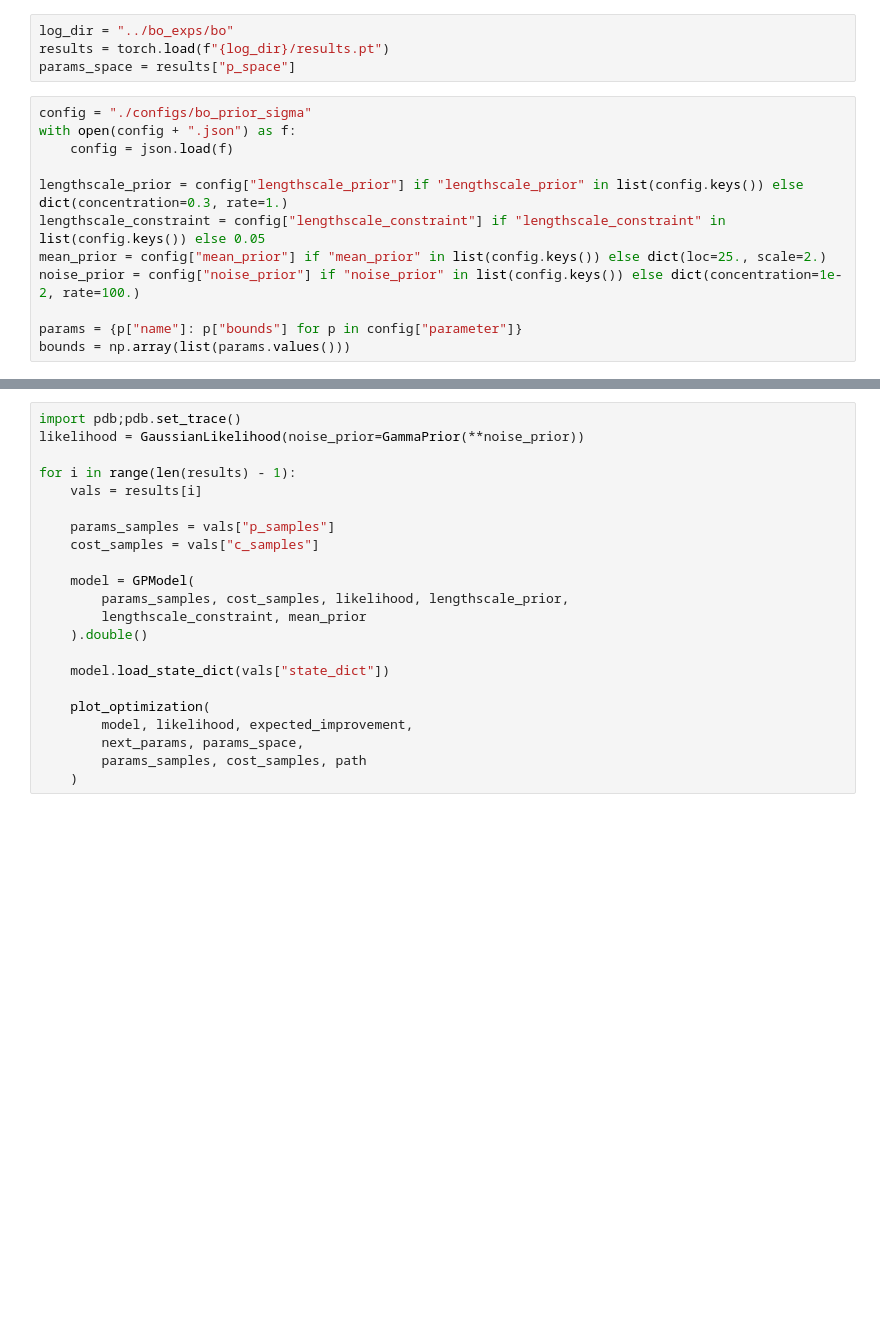
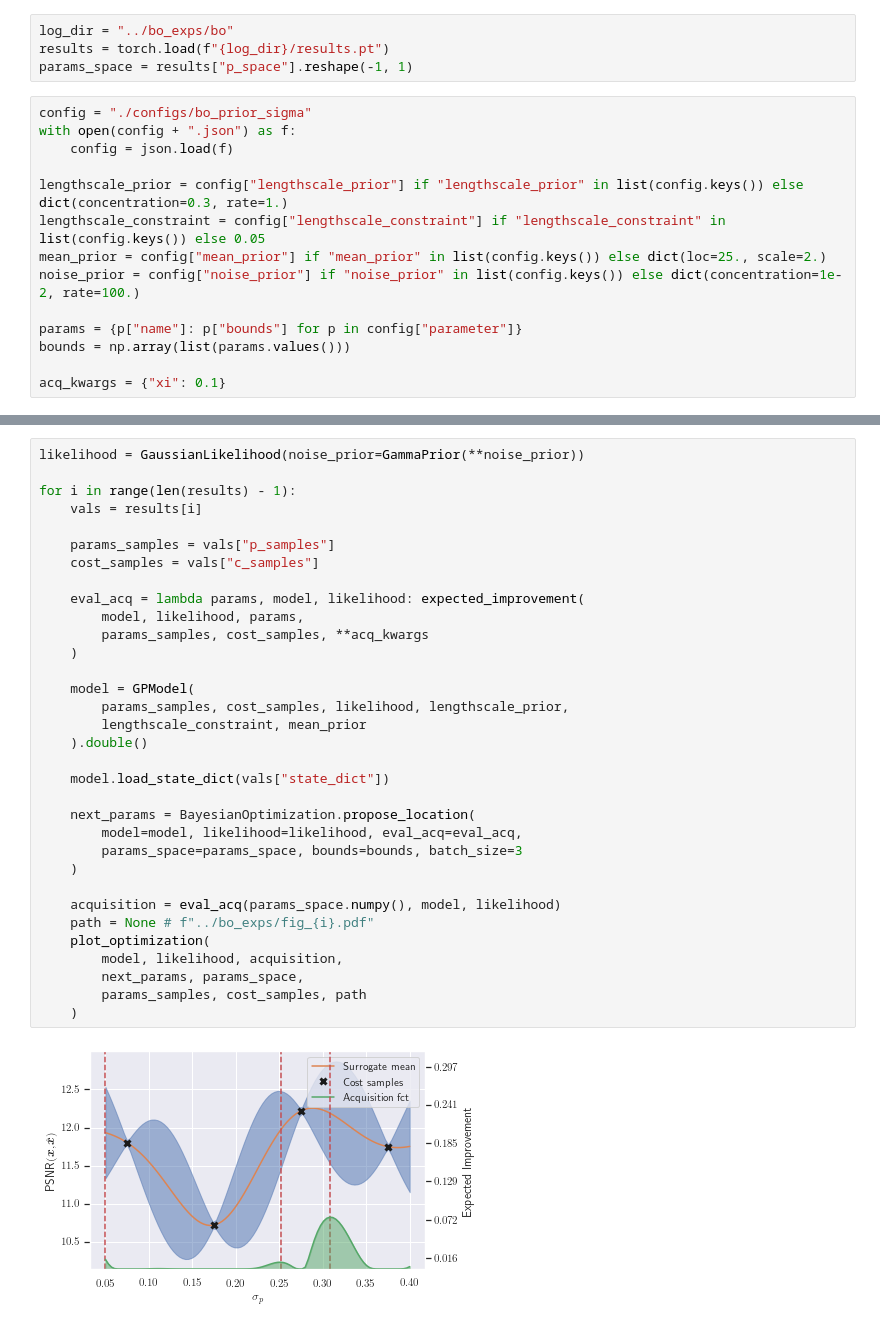
Before and after one commit to maltetoelle/mfvi-dip, a Jupyter notebook: eval_bo.ipynb, the cells around one changed output, grey strips where cells are left out. Drawn from its saved outputs; the diff is of its cells as text; blank space fills up the shorter version.

```diff
--- a/eval_bo.ipynb
+++ b/eval_bo.ipynb
@@ -18,7 +18,7 @@ ImportError: cannot import name 'expected_improvement' from 'utils.bo_utils' (/h
 # %%
 log_dir = "../bo_exps/bo"
 results = torch.load(f"{log_dir}/results.pt")
-params_space = results["p_space"]
+params_space = results["p_space"].reshape(-1, 1)
 # %%
 config = "./configs/bo_prior_sigma"
 with open(config + ".json") as f:
@@ -31,3 +31,5 @@ noise_prior = config["noise_prior"] if "noise_prior" in list(config.keys()) else
 
 params = {p["name"]: p["bounds"] for p in config["parameter"]}
 bounds = np.array(list(params.values()))
+
+acq_kwargs = {"xi": 0.1}
@@ -36,22 +36,35 @@ NameError: name 'np' is not defined
 # %%
-import pdb;pdb.set_trace()
 likelihood = GaussianLikelihood(noise_prior=GammaPrior(**noise_prior))
 
 for i in range(len(results) - 1):
     vals = results[i]
 
     params_samples = vals["p_samples"]
     cost_samples = vals["c_samples"]
 
+    eval_acq = lambda params, model, likelihood: expected_improvement(
+        model, likelihood, params,
+        params_samples, cost_samples, **acq_kwargs
+    )
+
     model = GPModel(
         params_samples, cost_samples, likelihood, lengthscale_prior,
         lengthscale_constraint, mean_prior
     ).double()
 
     model.load_state_dict(vals["state_dict"])
 
+    next_params = BayesianOptimization.propose_location(
+        model=model, likelihood=likelihood, eval_acq=eval_acq,
+        params_space=params_space, bounds=bounds, batch_size=3
+    )
+
+    acquisition = eval_acq(params_space.numpy(), model, likelihood)
+    path = None # f"../bo_exps/fig_{i}.pdf"
     plot_optimization(
-        model, likelihood, expected_improvement,
+        model, likelihood, acquisition,
         next_params, params_space,
         params_samples, cost_samples, path
     )
+# %% [output]
+[figure, added]
```
Also changed, not shown: parts of 3 cells of this notebook, 2 other files.
